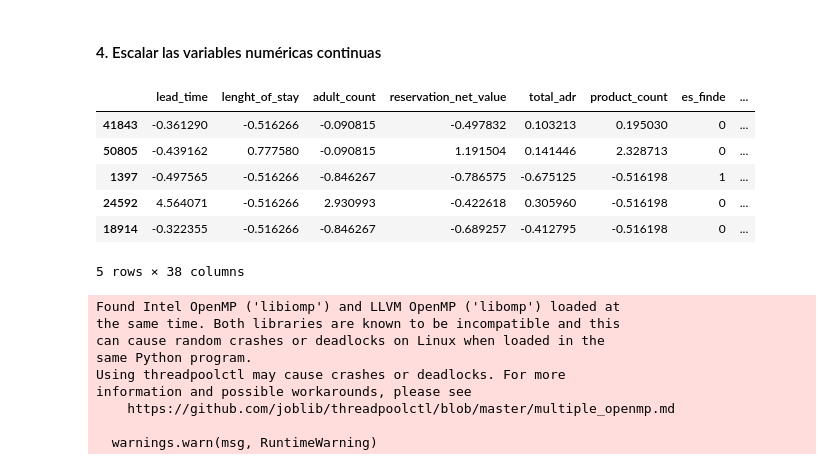
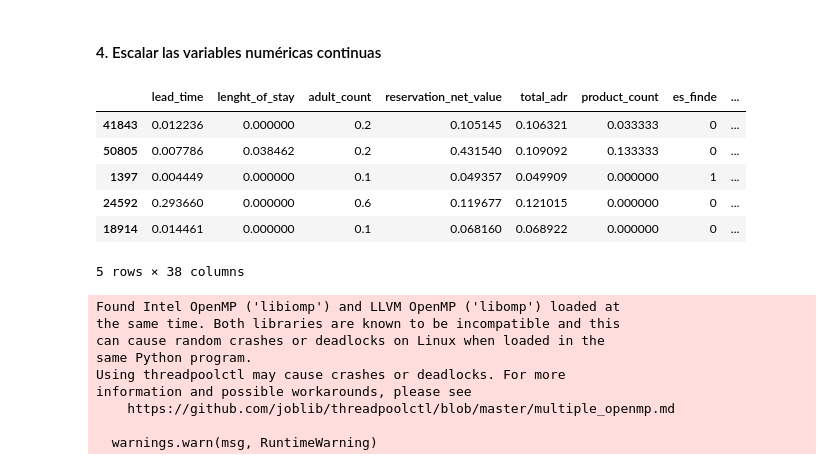
Before and after one commit to javierllorenteMon/RETO_06_VerdeOSCURO, a Jupyter notebook: 07-Modelado.ipynb, the cells around one changed output. Drawn from its saved outputs; the diff is of its cells as text; code cells hidden in the pictures.

```diff
--- a/07-Modelado.ipynb
+++ b/07-Modelado.ipynb
@@ -360,31 +355,31 @@ X_test = pd.concat(
 #### 4. Escalar las variables numéricas continuas
 # %%
 # Escalar solo numéricas
-scaler = StandardScaler()
+scaler = MinMaxScaler()
 
 X_train_num_scaled = pd.DataFrame(
     scaler.fit_transform(X_train[vars_numericas_filtradas]),
     columns=vars_numericas_filtradas,
     index=X_train.index)
 X_test_num_scaled = pd.DataFrame(
     scaler.transform(X_test[vars_numericas_filtradas]),
     columns=vars_numericas_filtradas,
     index=X_test.index)
 
 # Variables no numéricas: binarias + todas las dummies restantes
 vars_no_num = [c for c in X_train.columns if c not in vars_numericas_filtradas]
 
 X_train_scaled = pd.concat([X_train_num_scaled, X_train[vars_no_num]], axis=1)
 X_test_scaled = pd.concat([X_test_num_scaled, X_test[vars_no_num]], axis=1)
 
 X_train_scaled.head()
 # %% [output]
 |  | lead_time | lenght_of_stay | adult_count | reservation_net_value | total_adr | product_count | es_finde | ... |
-| 41843 | -0.361290 | -0.516266 | -0.090815 | -0.497832 | 0.103213 | 0.195030 | 0 | ... |
-| 50805 | -0.439162 | 0.777580 | -0.090815 | 1.191504 | 0.141446 | 2.328713 | 0 | ... |
-| 1397 | -0.497565 | -0.516266 | -0.846267 | -0.786575 | -0.675125 | -0.516198 | 1 | ... |
-| 24592 | 4.564071 | -0.516266 | 2.930993 | -0.422618 | 0.305960 | -0.516198 | 0 | ... |
-| 18914 | -0.322355 | -0.516266 | -0.846267 | -0.689257 | -0.412795 | -0.516198 | 0 | ... |
+| 41843 | 0.012236 | 0.000000 | 0.2 | 0.105145 | 0.106321 | 0.033333 | 0 | ... |
+| 50805 | 0.007786 | 0.038462 | 0.2 | 0.431540 | 0.109092 | 0.133333 | 0 | ... |
+| 1397 | 0.004449 | 0.000000 | 0.1 | 0.049357 | 0.049909 | 0.000000 | 1 | ... |
+| 24592 | 0.293660 | 0.000000 | 0.6 | 0.119677 | 0.121015 | 0.000000 | 0 | ... |
+| 18914 | 0.014461 | 0.000000 | 0.1 | 0.068160 | 0.068922 | 0.000000 | 0 | ... |
 5 rows × 38 columns
 # %%
 # Aplicar SMOTE a train para probar
```
Also changed, not shown: parts of 27 cells of this notebook, 1 other file.
